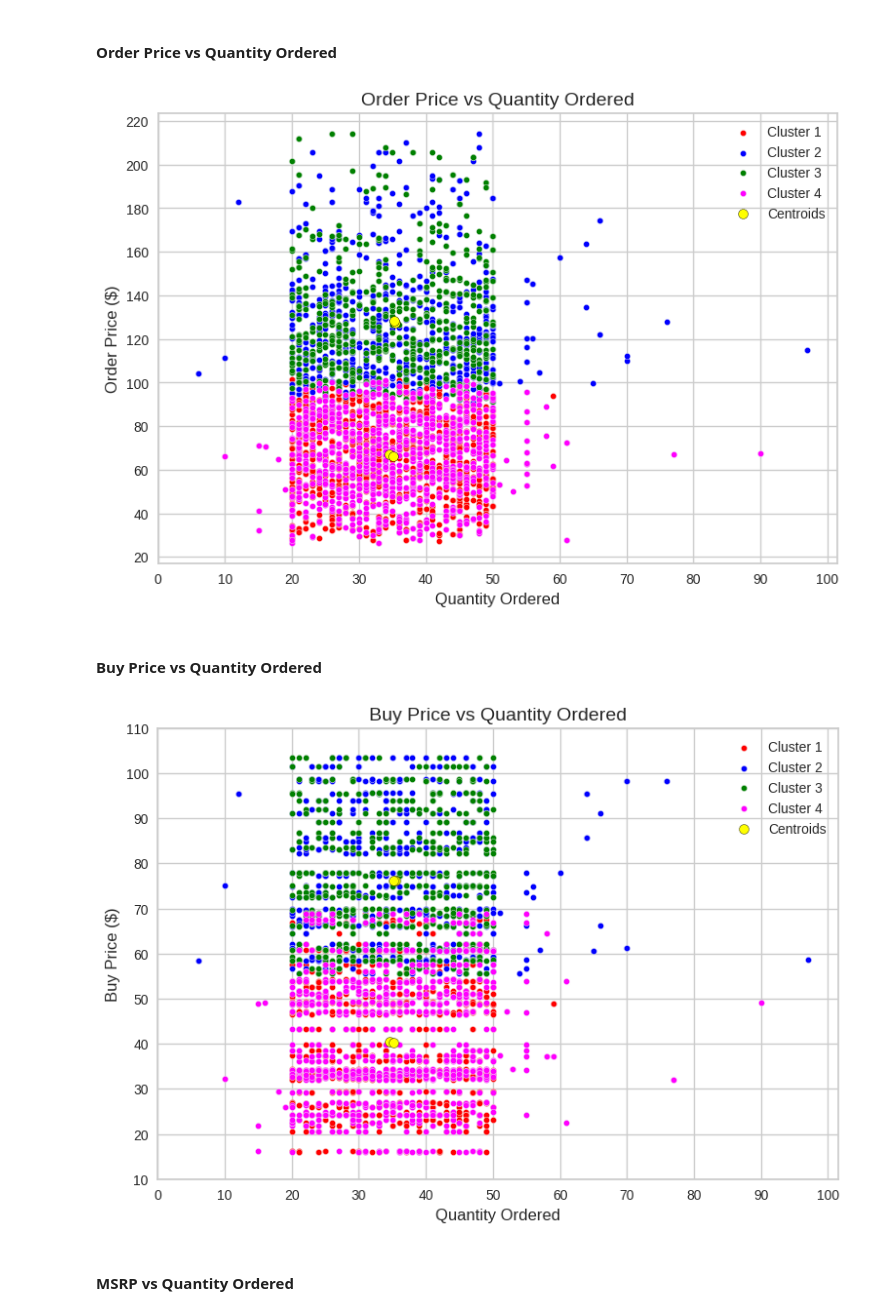
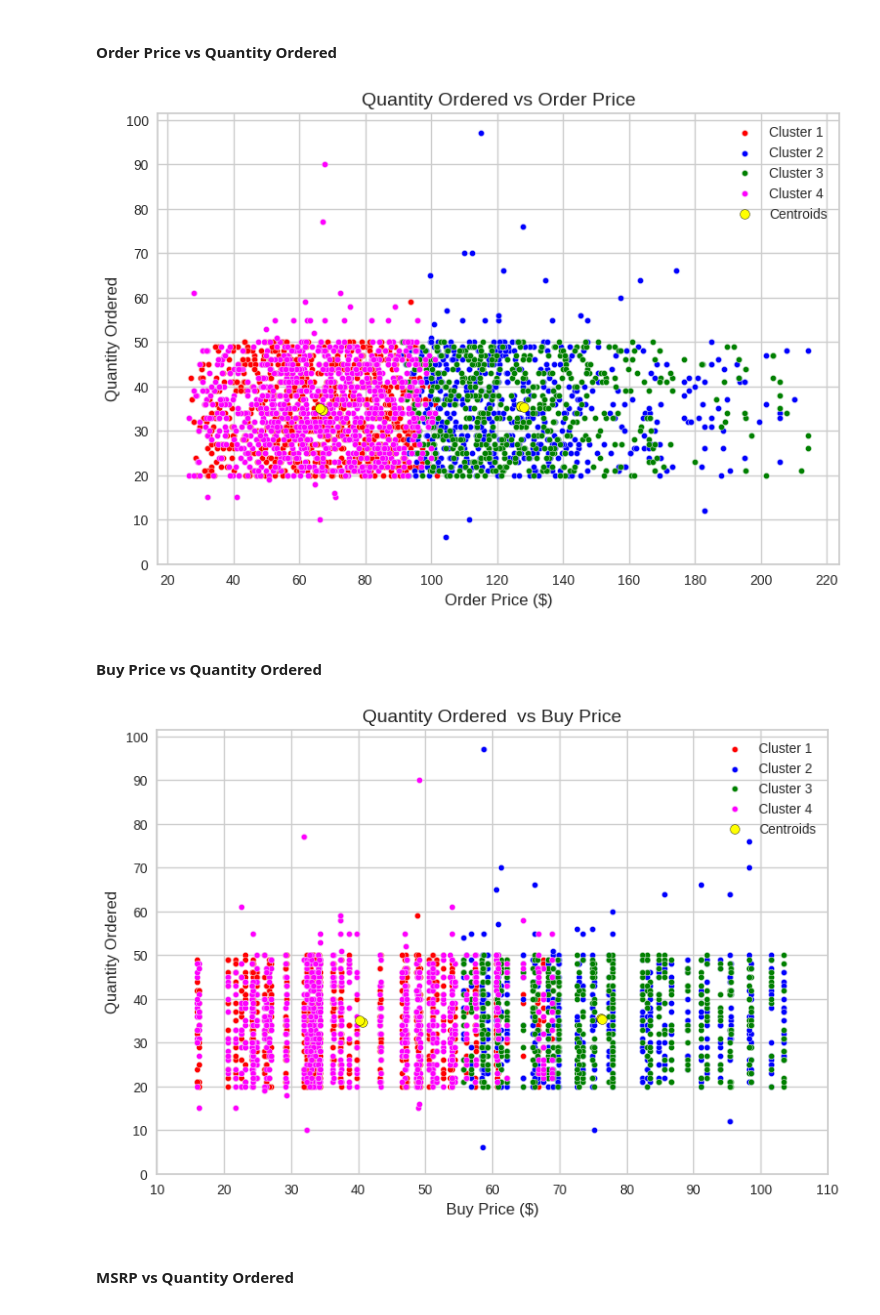
Before and after one commit to MarkLee7925/Customer-Database-Analysis, a Jupyter notebook: KMeans/CM_CustomerOrders_KMeans.ipynb, the cells around one changed output. Drawn from its saved outputs; the diff is of its cells as text; code cells hidden in the pictures.

```diff
--- a/KMeans/CM_CustomerOrders_KMeans.ipynb
+++ b/KMeans/CM_CustomerOrders_KMeans.ipynb
@@ -806,25 +818,29 @@ plt.show()
 fig4_2 = plt.figure(figsize=(9, 6))
 
 # Plot each cluster
-fig4_2 = plt.scatter(X[y_kmeans == 0, 4], X[y_kmeans == 0, 5], s=20, c='red',
+# Cluster 1
+fig4_2 = plt.scatter(X[y_kmeans == 0, 5], X[y_kmeans == 0, 4], s=20, c='red',
             label='Cluster 1', edgecolor='whitesmoke')
-fig4_2 = plt.scatter(X[y_kmeans == 1, 4], X[y_kmeans == 1, 5], s=20, c='blue',
+# Cluster 2
+fig4_2 = plt.scatter(X[y_kmeans == 1, 5], X[y_kmeans == 1, 4], s=20, c='blue',
             label='Cluster 2', edgecolor='whitesmoke')
-fig4_2 = plt.scatter(X[y_kmeans == 2, 4], X[y_kmeans == 2, 5], s=20, c='green',
+# Cluster 3
+fig4_2 = plt.scatter(X[y_kmeans == 2, 5], X[y_kmeans == 2, 4], s=20, c='green',
             label='Cluster 3', edgecolor='whitesmoke')
-fig4_2 = plt.scatter(X[y_kmeans == 3, 4], X[y_kmeans == 3, 5], s=20, c='magenta',
+# Cluster 4
+fig4_2 = plt.scatter(X[y_kmeans == 3, 5], X[y_kmeans == 3, 4], s=20, c='magenta',
             label='Cluster 4', edgecolor='whitesmoke')
 # Plot centroids
-fig4_2 = plt.scatter(kmeans.cluster_centers_[:, 4], kmeans.cluster_centers_[:, 5], s=50,
+fig4_2 = plt.scatter(kmeans.cluster_centers_[:, 5], kmeans.cluster_centers_[:, 4], s=50,
             c='yellow', label='Centroids', edgecolor='black')
 
 # Adjust X and Y-Axes range
-plt.xticks(np.arange(0, 110, 10))
-plt.yticks(np.arange(20, 240, 20))
+plt.xticks(np.arange(20, 240, 20))
+plt.yticks(np.arange(0, 110, 10))
 # Plot title and labels
-plt.xlabel('Quantity Ordered', fontsize=12)
-plt.ylabel('Order Price ($)', fontsize=12)
-plt.title('Order Price vs Quantity Ordered', fontsize=14)
+plt.xlabel('Order Price ($)', fontsize=12)
+plt.ylabel('Quantity Ordered', fontsize=12)
+plt.title('Quantity Ordered vs Order Price', fontsize=14)
 # Plot legend and grid
 plt.legend(loc='upper right')
 plt.grid(True)
@@ -832,41 +848,45 @@ plt.grid(True)
 # Show figure
 plt.show()
 # %% [output]
-[figure, old version]
+[figure, new version]
 # %% [markdown]
 #### Buy Price vs Quantity Ordered
 # %%
 # Define figure
 fig5_2 = plt.figure(figsize=(9, 6))
 
 # Plot each cluster
-fig5_2 = plt.scatter(X[y_kmeans == 0, 4], X[y_kmeans == 0, 2], s=20, c='red',
+# Cluster 1
+fig5_2 = plt.scatter(X[y_kmeans == 0, 2], X[y_kmeans == 0, 4], s=20, c='red',
             label='Cluster 1', edgecolor='whitesmoke')
-fig5_2 = plt.scatter(X[y_kmeans == 1, 4], X[y_kmeans == 1, 2], s=20, c='blue',
+# Cluster 2
+fig5_2 = plt.scatter(X[y_kmeans == 1, 2], X[y_kmeans == 1, 4], s=20, c='blue',
             label='Cluster 2', edgecolor='whitesmoke')
-fig5_2 = plt.scatter(X[y_kmeans == 2, 4], X[y_kmeans == 2, 2], s=20, c='green',
+# Cluster 3
+fig5_2 = plt.scatter(X[y_kmeans == 2, 2], X[y_kmeans == 2, 4], s=20, c='green',
             label='Cluster 3', edgecolor='whitesmoke')
-fig5_2 = plt.scatter(X[y_kmeans == 3, 4], X[y_kmeans == 3, 2], s=20, c='magenta',
+# Cluster 4
+fig5_2 = plt.scatter(X[y_kmeans == 3, 2], X[y_kmeans == 3, 4], s=20, c='magenta',
             label='Cluster 4', edgecolor='whitesmoke')
 # Plot centroids
-fig5_2 = plt.scatter(kmeans.cluster_centers_[:, 4], kmeans.cluster_centers_[:, 2], s=50,
+fig5_2 = plt.scatter(kmeans.cluster_centers_[:, 2], kmeans.cluster_centers_[:, 4], s=50,
             c='yellow', label='Centroids', edgecolor='black')
 
 # Adjust X and Y-Axes range
-plt.xticks(np.arange(0, 110, 10))
-plt.yticks(np.arange(10, 120, 10))
+plt.xticks(np.arange(10, 120, 10))
+plt.yticks(np.arange(0, 110, 10))
 # Plot title and labels
-plt.xlabel('Quantity Ordered', fontsize=12)
-plt.ylabel('Buy Price ($)', fontsize=12)
-plt.title('Buy Price vs Quantity Ordered', fontsize=14)
+plt.xlabel('Buy Price ($)', fontsize=12)
+plt.ylabel('Quantity Ordered', fontsize=12)
+plt.title('Quantity Ordered  vs Buy Price', fontsize=14)
 # Plot legend and grid
 plt.legend(loc='upper right')
 plt.grid(True)
 
 # Show figure
 plt.show()
 # %% [output]
-[figure, old version]
+[figure, new version]
 # %% [markdown]
 #### MSRP vs Quantity Ordered
 # %%
```
Also changed, not shown: parts of 11 cells of this notebook.
